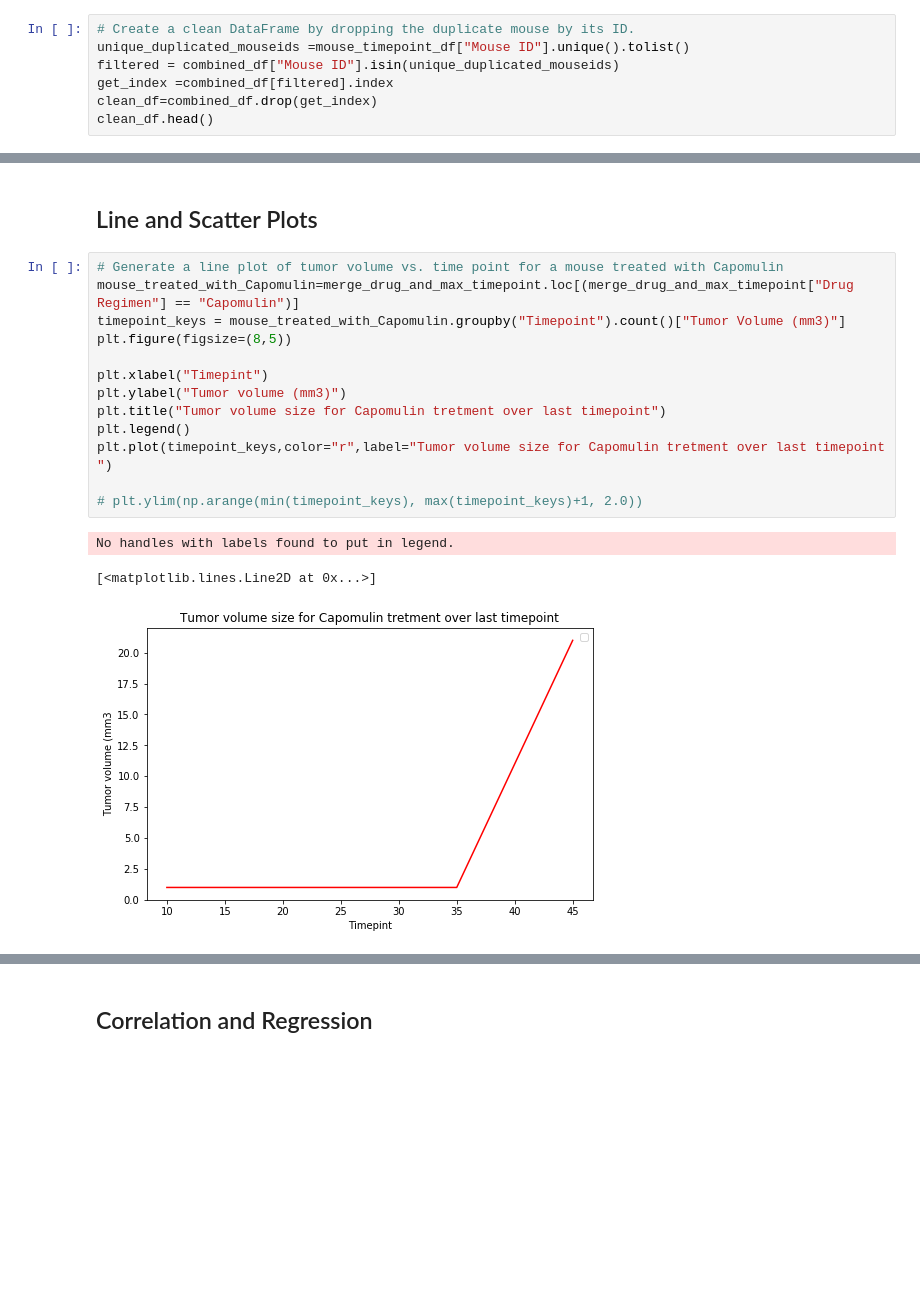
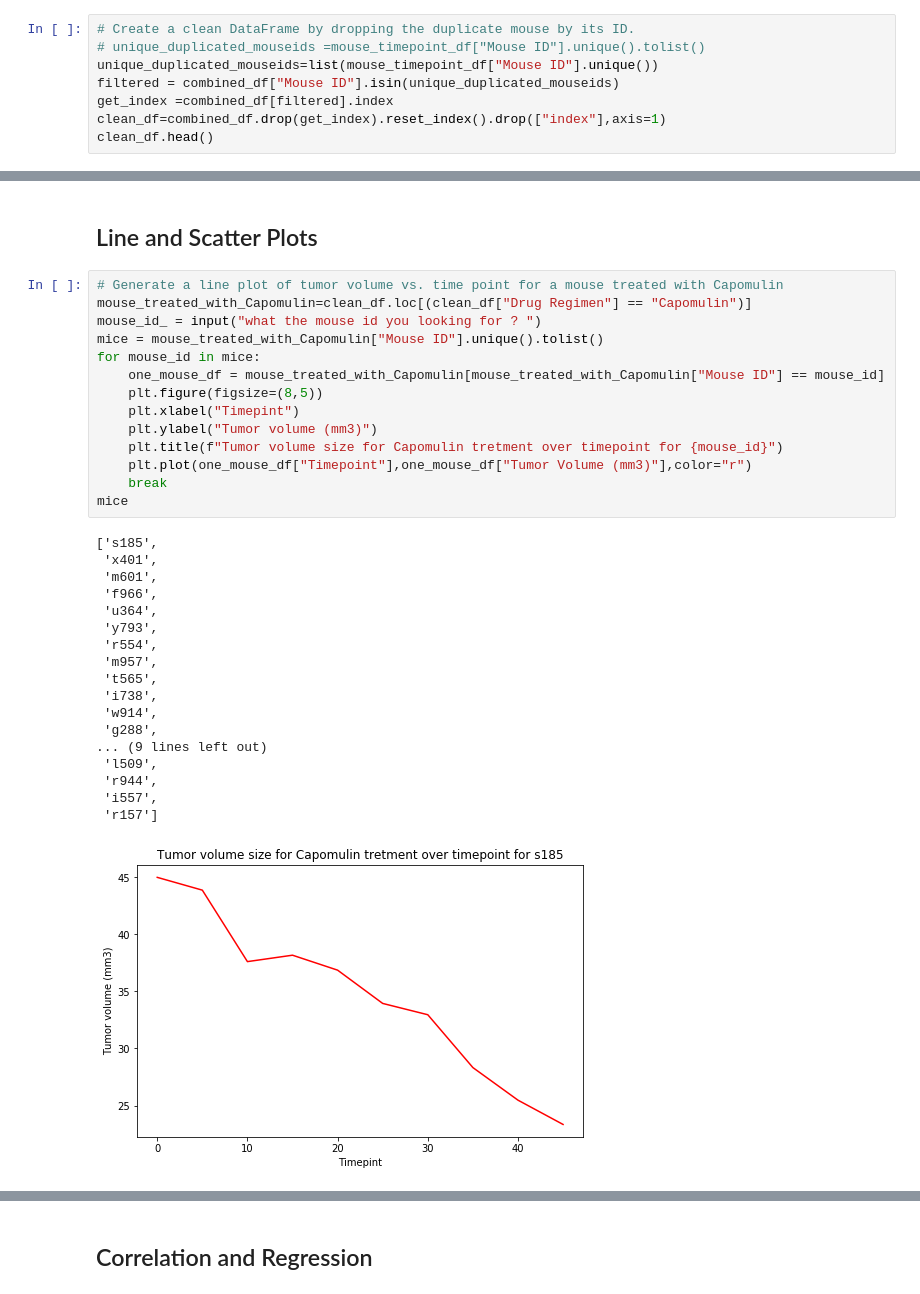
Before and after one commit to HaifaNajdawi/Matplotlib_The_power_of_plot, a Jupyter notebook: Pymaceuticals/pymaceuticals_starter.ipynb, the cells around one changed output, grey strips where cells are left out. Drawn from its saved outputs; the diff is of its cells as text; blank space fills up the shorter version.

Commit message:
line plot update

```diff
--- a/Pymaceuticals/pymaceuticals_starter.ipynb
+++ b/Pymaceuticals/pymaceuticals_starter.ipynb
@@ -68,10 +61,11 @@ all_the_dublicate_mouse
 | 9 | g989 | 20 | 54.657650 | 1 | Propriva | Female | 21 | ... |
 # %%
 # Create a clean DataFrame by dropping the duplicate mouse by its ID.
-unique_duplicated_mouseids =mouse_timepoint_df["Mouse ID"].unique().tolist()
+# unique_duplicated_mouseids =mouse_timepoint_df["Mouse ID"].unique().tolist()
+unique_duplicated_mouseids=list(mouse_timepoint_df["Mouse ID"].unique())
 filtered = combined_df["Mouse ID"].isin(unique_duplicated_mouseids)
 get_index =combined_df[filtered].index
-clean_df=combined_df.drop(get_index)
+clean_df=combined_df.drop(get_index).reset_index().drop(["index"],axis=1)
 clean_df.head()
 # %% [output]
 |  | Mouse ID | Drug Regimen | Sex | Age_months | Weight (g) | Timepoint | Tumor Volume (mm3) | ... |
@@ -270,20 +257,36 @@ plt.show()
 ## Line and Scatter Plots
 # %%
 # Generate a line plot of tumor volume vs. time point for a mouse treated with Capomulin
-mouse_treated_with_Capomulin=merge_drug_and_max_timepoint.loc[(merge_drug_and_max_timepoint["Drug Regimen"] == "Capomulin")]
-timepoint_keys = mouse_treated_with_Capomulin.groupby("Timepoint").count()["Tumor Volume (mm3)"]
-plt.figure(figsize=(8,5))
-
-plt.xlabel("Timepint")
-plt.ylabel("Tumor volume (mm3)")
-plt.title("Tumor volume size for Capomulin tretment over last timepoint")
-plt.legend()
-plt.plot(timepoint_keys,color="r",label="Tumor volume size for Capomulin tretment over last timepoint ")
-
-# plt.ylim(np.arange(min(timepoint_keys), max(timepoint_keys)+1, 2.0))
+mouse_treated_with_Capomulin=clean_df.loc[(clean_df["Drug Regimen"] == "Capomulin")]
+mouse_id_ = input("what the mouse id you looking for ? ")
+mice = mouse_treated_with_Capomulin["Mouse ID"].unique().tolist()
+for mouse_id in mice:
+    one_mouse_df = mouse_treated_with_Capomulin[mouse_treated_with_Capomulin["Mouse ID"] == mouse_id]
+    plt.figure(figsize=(8,5))
+    plt.xlabel("Timepint")
+    plt.ylabel("Tumor volume (mm3)")
+    plt.title(f"Tumor volume size for Capomulin tretment over timepoint for {mouse_id}")
+    plt.plot(one_mouse_df["Timepoint"],one_mouse_df["Tumor Volume (mm3)"],color="r")
+    break
+mice
 # %% [output]
-No handles with labels found to put in legend.
+['s185',
+ 'x401',
+ 'm601',
+ 'f966',
+ 'u364',
+ 'y793',
+ 'r554',
+ 'm957',
+ 't565',
+ 'i738',
+ 'w914',
+ 'g288',
+... (9 lines left out)
+ 'l509',
+ 'r944',
+ 'i557',
+ 'r157']
-[<matplotlib.lines.Line2D at 0x...>]
-[figure, old version]
+[figure, new version]
 # %%
 # Generate a scatter plot of average tumor volume vs. mouse weight for the Capomulin regimen
```
Also changed, not shown: parts of 6 cells of this notebook.
